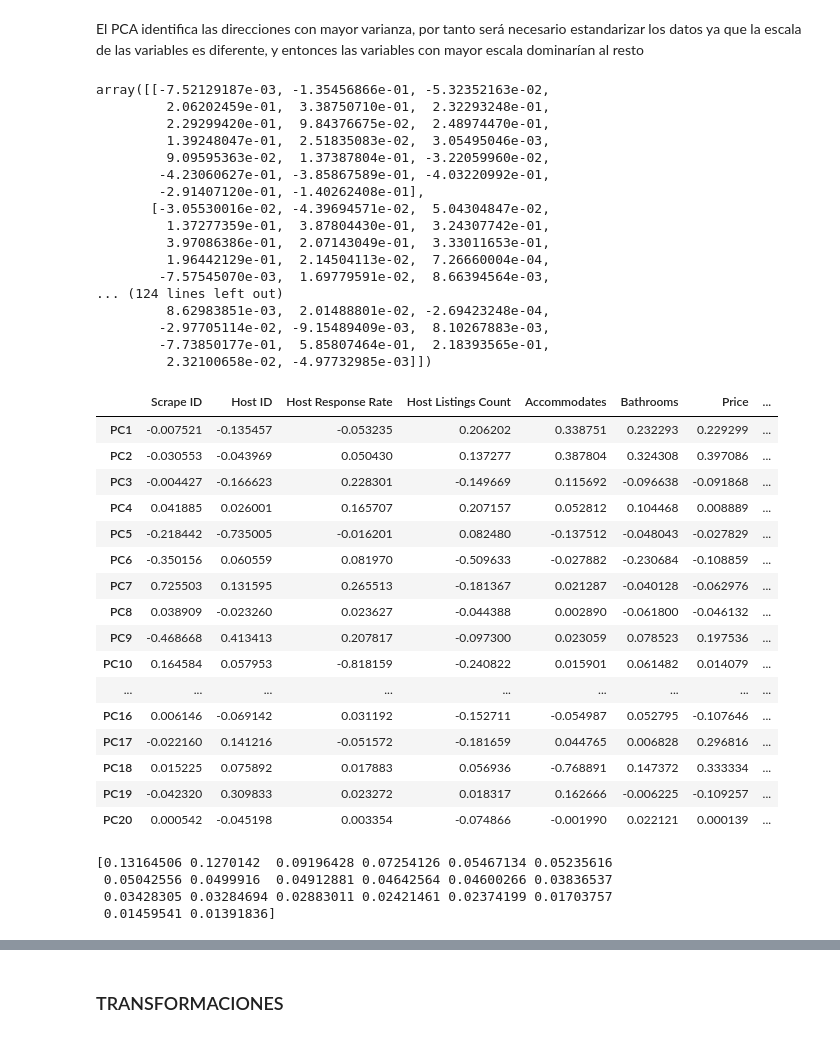
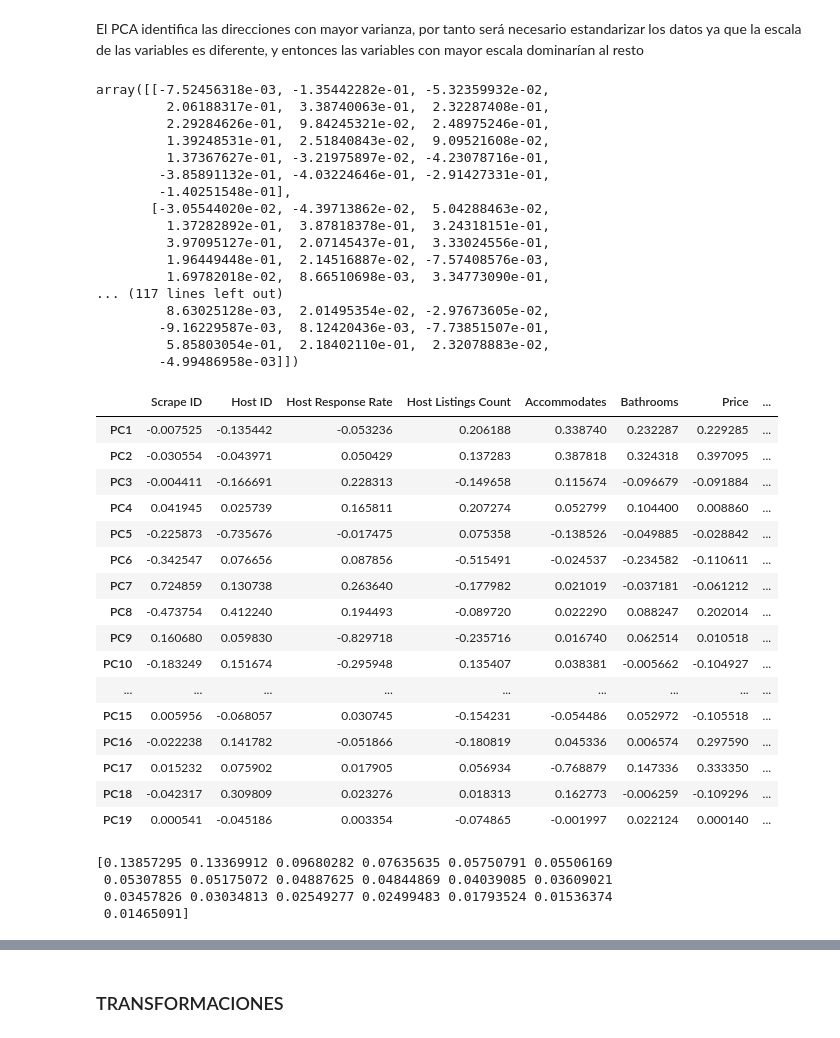
Before and after one commit to angelaescolar/Practica_Final_ML, a Jupyter notebook: PrácticaFinal5.ipynb, the cells around one changed output, grey strips where cells are left out. Saved outputs shown, nothing was run; the diff lists cells and outputs as text; code cells hidden in the pictures.

```diff
--- a/PrácticaFinal5.ipynb
+++ b/PrácticaFinal5.ipynb
@@ -26,6 +26,3 @@ data.head()
 | 3 | 5398030 | https://www.airbnb.com/rooms/5398030 | 2.017040e+13 | 08.04.17 | Picasso Suite 1.4 Paseo de Gracia | Live like a local in Barcelona's ... | You wake up to the sun rising ove... | Live like a local in Barcelona's ... | ... |
 | 4 | 18104606 | https://www.airbnb.com/rooms/1810... | 2.017040e+13 | 08.04.17 | Smart City Centre Apartment II | Unique apartment in vibrant neigh... | License: HUTB-005313 Charming apa... | Unique apartment in vibrant neigh... | ... |
 5 rows × 89 columns
-# %%
-data=pd.read_csv('C:/Users/aleja_l/Desktop/MACHINE-LEARNING/TrabajoFinalML/airbnb-listings-extract.csv',sep=';',low_memory=False)
-data.head()
@@ -667,54 +649,54 @@ pca_pipe.fit(df1[Var_continuas2])
 modelo_pca = pca_pipe.named_steps['pca']
 modelo_pca.components_
 # %% [output]
-array([[-7.52129187e-03, -1.35456866e-01, -5.32352163e-02,
-         2.06202459e-01,  3.38750710e-01,  2.32293248e-01,
-         2.29299420e-01,  9.84376675e-02,  2.48974470e-01,
-         1.39248047e-01,  2.51835083e-02,  3.05495046e-03,
-         9.09595363e-02,  1.37387804e-01, -3.22059960e-02,
-        -4.23060627e-01, -3.85867589e-01, -4.03220992e-01,
-        -2.91407120e-01, -1.40262408e-01],
-       [-3.05530016e-02, -4.39694571e-02,  5.04304847e-02,
-         1.37277359e-01,  3.87804430e-01,  3.24307742e-01,
-         3.97086386e-01,  2.07143049e-01,  3.33011653e-01,
-         1.96442129e-01,  2.14504113e-02,  7.26660004e-04,
-        -7.57545070e-03,  1.69779591e-02,  8.66394564e-03,
-... (124 lines left out)
-         8.62983851e-03,  2.01488801e-02, -2.69423248e-04,
-        -2.97705114e-02, -9.15489409e-03,  8.10267883e-03,
-        -7.73850177e-01,  5.85807464e-01,  2.18393565e-01,
-         2.32100658e-02, -4.97732985e-03]])
+array([[-7.52456318e-03, -1.35442282e-01, -5.32359932e-02,
+         2.06188317e-01,  3.38740063e-01,  2.32287408e-01,
+         2.29284626e-01,  9.84245321e-02,  2.48975246e-01,
+         1.39248531e-01,  2.51840843e-02,  9.09521608e-02,
+         1.37367627e-01, -3.21975897e-02, -4.23078716e-01,
+        -3.85891132e-01, -4.03224646e-01, -2.91427331e-01,
+        -1.40251548e-01],
+       [-3.05544020e-02, -4.39713862e-02,  5.04288463e-02,
+         1.37282892e-01,  3.87818378e-01,  3.24318151e-01,
+         3.97095127e-01,  2.07145437e-01,  3.33024556e-01,
+         1.96449448e-01,  2.14516887e-02, -7.57408576e-03,
+         1.69782018e-02,  8.66510698e-03,  3.34773090e-01,
+... (117 lines left out)
+         8.63025128e-03,  2.01495354e-02, -2.97673605e-02,
+        -9.16229587e-03,  8.12420436e-03, -7.73851507e-01,
+         5.85803054e-01,  2.18402110e-01,  2.32078883e-02,
+        -4.99486958e-03]])
 # %%
 pd.DataFrame(
     data    = modelo_pca.components_,
     columns = df1[Var_continuas2].columns,
     index   = ['PC1','PC2','PC3','PC4','PC5','PC6','PC7','PC8','PC9','PC10',
-               'PC11','PC12','PC13','PC14','PC15','PC16','PC17','PC18','PC19','PC20']) # me salen 20, no 22
+               'PC11','PC12','PC13','PC14','PC15','PC16','PC17','PC18','PC19'])
 # %% [output]
 |  | Scrape ID | Host ID | Host Response Rate | Host Listings Count | Accommodates | Bathrooms | Price | ... |
-| PC1 | -0.007521 | -0.135457 | -0.053235 | 0.206202 | 0.338751 | 0.232293 | 0.229299 | ... |
-| PC2 | -0.030553 | -0.043969 | 0.050430 | 0.137277 | 0.387804 | 0.324308 | 0.397086 | ... |
-| PC3 | -0.004427 | -0.166623 | 0.228301 | -0.149669 | 0.115692 | -0.096638 | -0.091868 | ... |
-| PC4 | 0.041885 | 0.026001 | 0.165707 | 0.207157 | 0.052812 | 0.104468 | 0.008889 | ... |
-| PC5 | -0.218442 | -0.735005 | -0.016201 | 0.082480 | -0.137512 | -0.048043 | -0.027829 | ... |
-| PC6 | -0.350156 | 0.060559 | 0.081970 | -0.509633 | -0.027882 | -0.230684 | -0.108859 | ... |
-| PC7 | 0.725503 | 0.131595 | 0.265513 | -0.181367 | 0.021287 | -0.040128 | -0.062976 | ... |
-| PC8 | 0.038909 | -0.023260 | 0.023627 | -0.044388 | 0.002890 | -0.061800 | -0.046132 | ... |
-| PC9 | -0.468668 | 0.413413 | 0.207817 | -0.097300 | 0.023059 | 0.078523 | 0.197536 | ... |
-| PC10 | 0.164584 | 0.057953 | -0.818159 | -0.240822 | 0.015901 | 0.061482 | 0.014079 | ... |
+| PC1 | -0.007525 | -0.135442 | -0.053236 | 0.206188 | 0.338740 | 0.232287 | 0.229285 | ... |
+| PC2 | -0.030554 | -0.043971 | 0.050429 | 0.137283 | 0.387818 | 0.324318 | 0.397095 | ... |
+| PC3 | -0.004411 | -0.166691 | 0.228313 | -0.149658 | 0.115674 | -0.096679 | -0.091884 | ... |
+| PC4 | 0.041945 | 0.025739 | 0.165811 | 0.207274 | 0.052799 | 0.104400 | 0.008860 | ... |
+| PC5 | -0.225873 | -0.735676 | -0.017475 | 0.075358 | -0.138526 | -0.049885 | -0.028842 | ... |
+| PC6 | -0.342547 | 0.076656 | 0.087856 | -0.515491 | -0.024537 | -0.234582 | -0.110611 | ... |
+| PC7 | 0.724859 | 0.130738 | 0.263640 | -0.177982 | 0.021019 | -0.037181 | -0.061212 | ... |
+| PC8 | -0.473754 | 0.412240 | 0.194493 | -0.089720 | 0.022290 | 0.088247 | 0.202014 | ... |
+| PC9 | 0.160680 | 0.059830 | -0.829718 | -0.235716 | 0.016740 | 0.062514 | 0.010518 | ... |
+| PC10 | -0.183249 | 0.151674 | -0.295948 | 0.135407 | 0.038381 | -0.005662 | -0.104927 | ... |
 | ... | ... | ... | ... | ... | ... | ... | ... | ... |
-| PC16 | 0.006146 | -0.069142 | 0.031192 | -0.152711 | -0.054987 | 0.052795 | -0.107646 | ... |
-| PC17 | -0.022160 | 0.141216 | -0.051572 | -0.181659 | 0.044765 | 0.006828 | 0.296816 | ... |
-| PC18 | 0.015225 | 0.075892 | 0.017883 | 0.056936 | -0.768891 | 0.147372 | 0.333334 | ... |
-| PC19 | -0.042320 | 0.309833 | 0.023272 | 0.018317 | 0.162666 | -0.006225 | -0.109257 | ... |
-| PC20 | 0.000542 | -0.045198 | 0.003354 | -0.074866 | -0.001990 | 0.022121 | 0.000139 | ... |
+| PC15 | 0.005956 | -0.068057 | 0.030745 | -0.154231 | -0.054486 | 0.052972 | -0.105518 | ... |
+| PC16 | -0.022238 | 0.141782 | -0.051866 | -0.180819 | 0.045336 | 0.006574 | 0.297590 | ... |
+| PC17 | 0.015232 | 0.075902 | 0.017905 | 0.056934 | -0.768879 | 0.147336 | 0.333350 | ... |
+| PC18 | -0.042317 | 0.309809 | 0.023276 | 0.018313 | 0.162773 | -0.006259 | -0.109296 | ... |
+| PC19 | 0.000541 | -0.045186 | 0.003354 | -0.074865 | -0.001997 | 0.022124 | 0.000140 | ... |
 # %%
 print(modelo_pca.explained_variance_ratio_)
 # %% [output]
-[0.13164506 0.1270142  0.09196428 0.07254126 0.05467134 0.05235616
- 0.05042556 0.0499916  0.04912881 0.04642564 0.04600266 0.03836537
- 0.03428305 0.03284694 0.02883011 0.02421461 0.02374199 0.01703757
- 0.01459541 0.01391836]
+[0.13857295 0.13369912 0.09680282 0.07635635 0.05750791 0.05506169
+ 0.05307855 0.05175072 0.04887625 0.04844869 0.04039085 0.03609021
+ 0.03457826 0.03034813 0.02549277 0.02499483 0.01793524 0.01536374
+ 0.01465091]
 # %%
 prop_varianza_acum = modelo_pca.explained_variance_ratio_.cumsum()
 prop_varianza_acum
```
Also changed, not shown: parts of 55 cells of this notebook.
